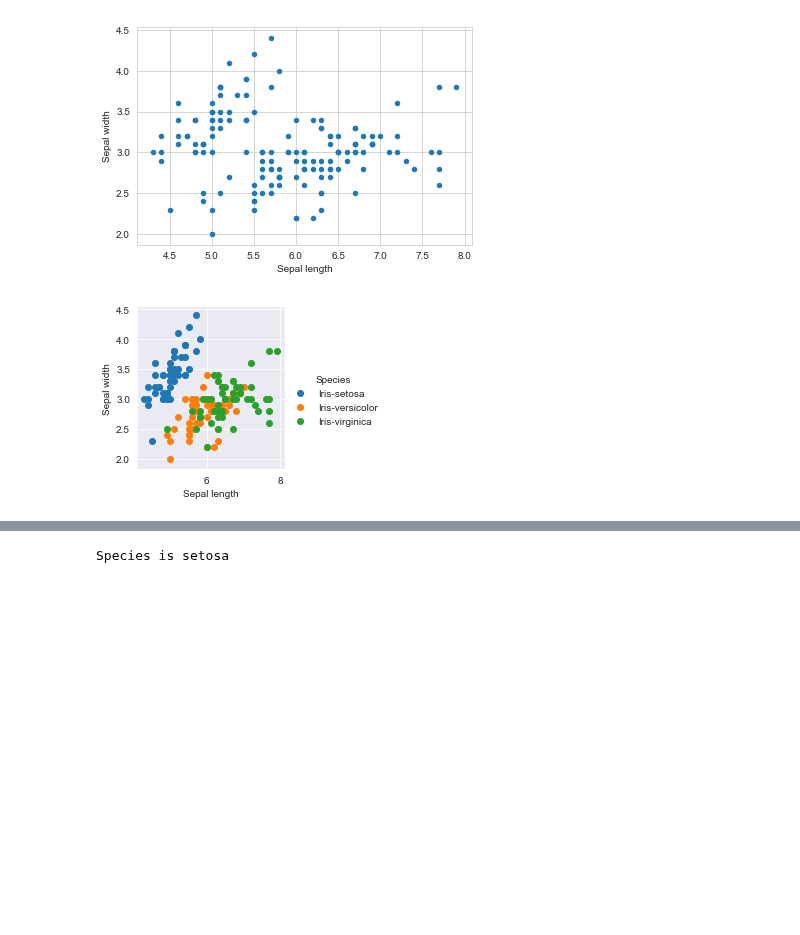
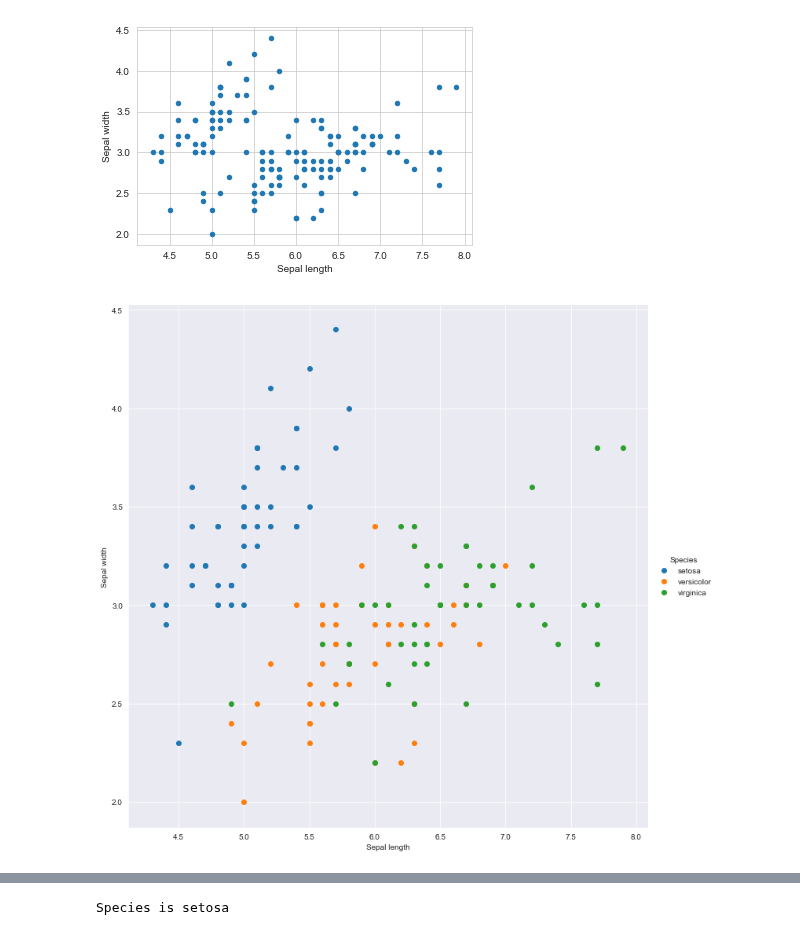
Before and after one commit to SANYAM1996/scatter-plotter, a Jupyter notebook: pd_1.ipynb, the cells around one changed output, grey strips where cells are left out. Drawn from its saved outputs; the diff is of its cells as text; code cells hidden in the pictures; blank space fills up the shorter version.

```diff
--- a/pd_1.ipynb
+++ b/pd_1.ipynb
@@ -164,12 +164,13 @@ sns.set_style("dark")
 [figure]
 # %%
 sns.set_style("darkgrid")
-sns.FacetGrid(data, hue= "Species") \
+sns.FacetGrid(iris, hue= "Species" , size=10) \
    .map(plt.scatter,"Sepal length", "Sepal width") \
    . add_legend();
+plt.grid(True)
 plt.show()
 # %% [output]
-[figure, old version]
+[figure, new version]
 # %%
 plt.close()
 # %%
```
Also changed, not shown: parts of 19 cells of this notebook.
